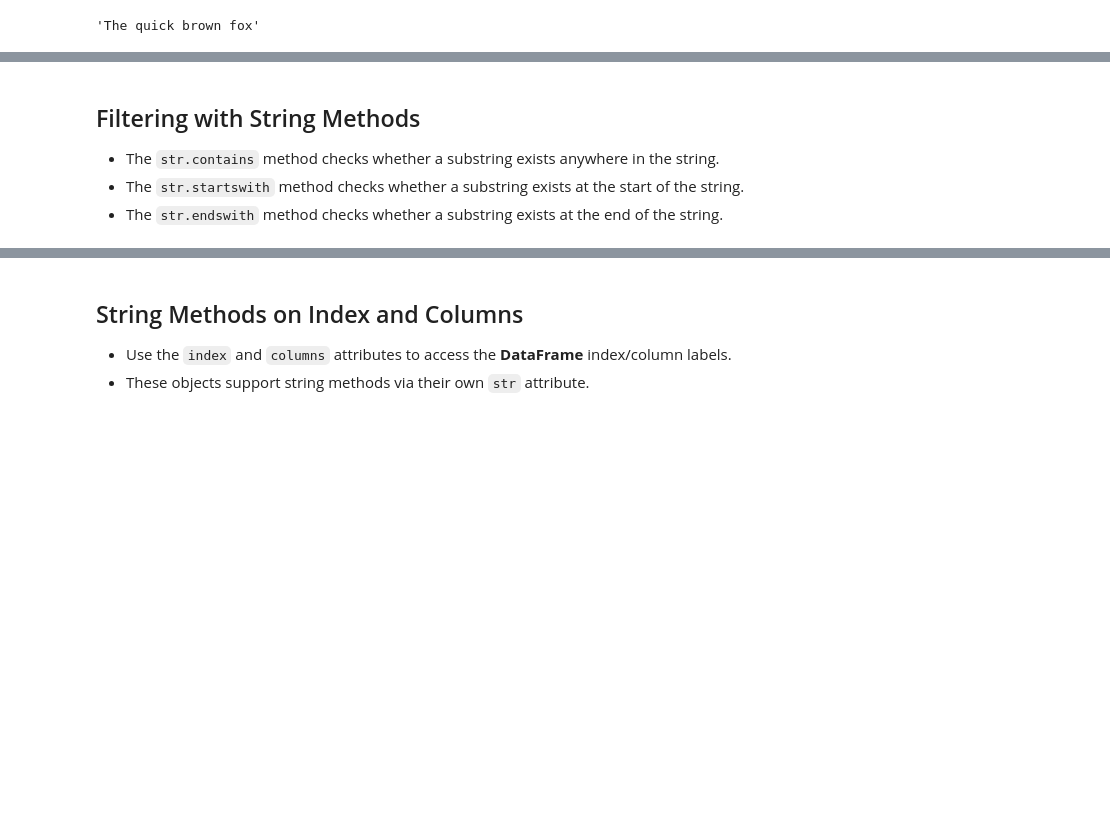
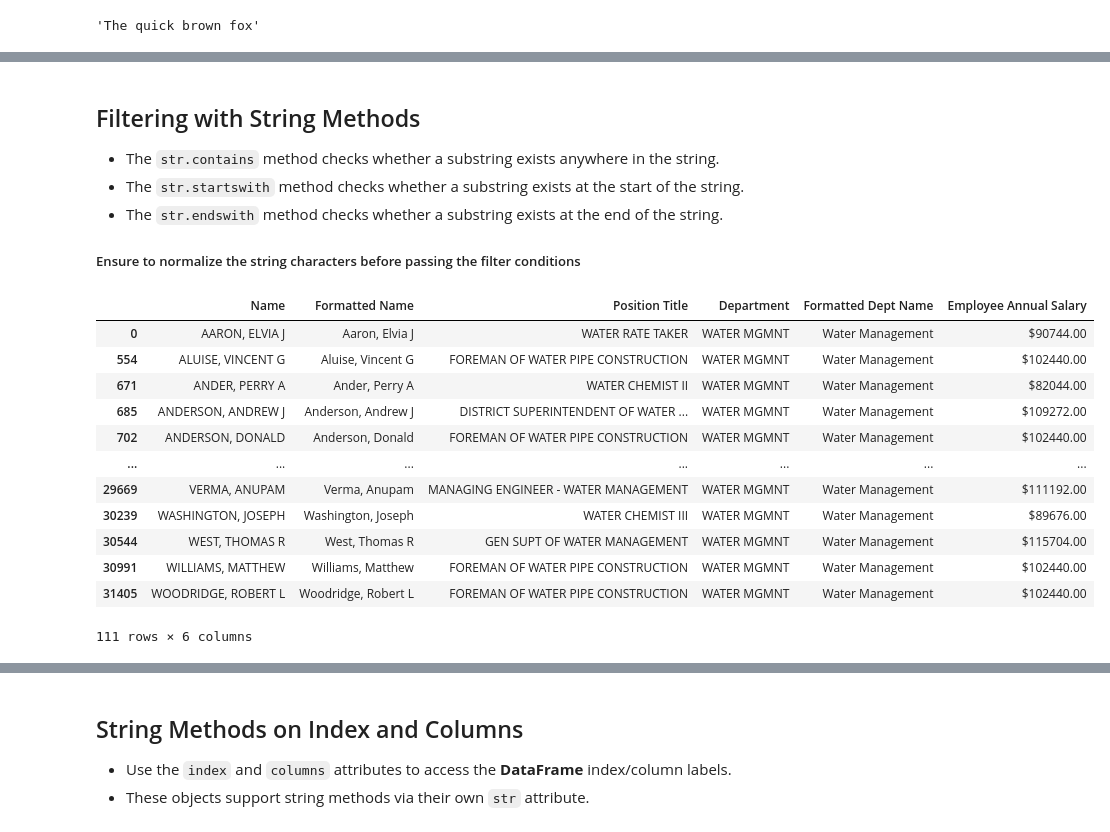
Before and after one commit to abhijeet-bhambere/pashkavers-pandas-trail, a Jupyter notebook: 07 - Working with Text Data.ipynb, the cells around one changed output, grey strips where cells are left out. Saved outputs shown, nothing was run; the diff lists cells and outputs as text; code cells hidden in the pictures; blank space fills up the shorter version.

Commit message:
DataFrame string methods - Day2

```diff
--- a/07 - Working with Text Data.ipynb
+++ b/07 - Working with Text Data.ipynb
@@ -50,0 +129,12 @@ astr.capitalize()
+# %%
+new_modified_names = []
+check_keywords = {
+    "MGMNT":"MANAGEMENT", "MGMT":"MANAGEMENT" , "SAN":"Sanitary" , "DoIT": "Dept Of IT" ,"GEN":"GENERAL","CONTRL":"Control","COMM":"Community"
+}
+# %%
+for record in proper_depts:
+    new_rec = record
+    for existing,newstring in check_keywords.items():
+        new_rec = new_rec.replace(existing,newstring)
+    new_modified_names.append(new_rec)
+print(new_modified_names)
@@ -50,0 +143,4 @@ astr.capitalize()
+# %%
+chicago.head()
+chicago.insert(loc=4,column="Formatted Dept Name",value=new_modified_names)
+chicago.head()
@@ -50,0 +154,3 @@ astr.capitalize()
+# %%
+chicago["Formatted Dept Name"] = chicago["Formatted Dept Name"].str.title()
+chicago.head()
@@ -53,3 +175,24 @@ astr.capitalize()
 - The `str.contains` method checks whether a substring exists anywhere in the string.
 - The `str.startswith` method checks whether a substring exists at the start of the string.
 - The `str.endswith` method checks whether a substring exists at the end of the string.
+
+##### Ensure to normalize the string characters before passing the filter conditions
+# %%
+# Searching for employee's whose title contains 'water' in their position title
+# condition
+has_water = chicago["Position Title"].str.lower().str.contains("water")
+chicago[has_water]
+# %% [output]
+|  | Name | Formatted Name | Position Title | Department | Formatted Dept Name | Employee Annual Salary |
+| 0 | AARON, ELVIA J | Aaron, Elvia J | WATER RATE TAKER | WATER MGMNT | Water Management | $90744.00 |
+| 554 | ALUISE, VINCENT G | Aluise, Vincent G | FOREMAN OF WATER PIPE CONSTRUCTION | WATER MGMNT | Water Management | $102440.00 |
+| 671 | ANDER, PERRY A | Ander, Perry A | WATER CHEMIST II | WATER MGMNT | Water Management | $82044.00 |
+| 685 | ANDERSON, ANDREW J | Anderson, Andrew J | DISTRICT SUPERINTENDENT OF WATER ... | WATER MGMNT | Water Management | $109272.00 |
+| 702 | ANDERSON, DONALD | Anderson, Donald | FOREMAN OF WATER PIPE CONSTRUCTION | WATER MGMNT | Water Management | $102440.00 |
+| ... | ... | ... | ... | ... | ... | ... |
+| 29669 | VERMA, ANUPAM | Verma, Anupam | MANAGING ENGINEER - WATER MANAGEMENT | WATER MGMNT | Water Management | $111192.00 |
+| 30239 | WASHINGTON, JOSEPH | Washington, Joseph | WATER CHEMIST III | WATER MGMNT | Water Management | $89676.00 |
+| 30544 | WEST, THOMAS R | West, Thomas R | GEN SUPT OF WATER MANAGEMENT | WATER MGMNT | Water Management | $115704.00 |
+| 30991 | WILLIAMS, MATTHEW | Williams, Matthew | FOREMAN OF WATER PIPE CONSTRUCTION | WATER MGMNT | Water Management | $102440.00 |
+| 31405 | WOODRIDGE, ROBERT L | Woodridge, Robert L | FOREMAN OF WATER PIPE CONSTRUCTION | WATER MGMNT | Water Management | $102440.00 |
+111 rows × 6 columns
```
Also changed, not shown: parts of 17 cells of this notebook.
